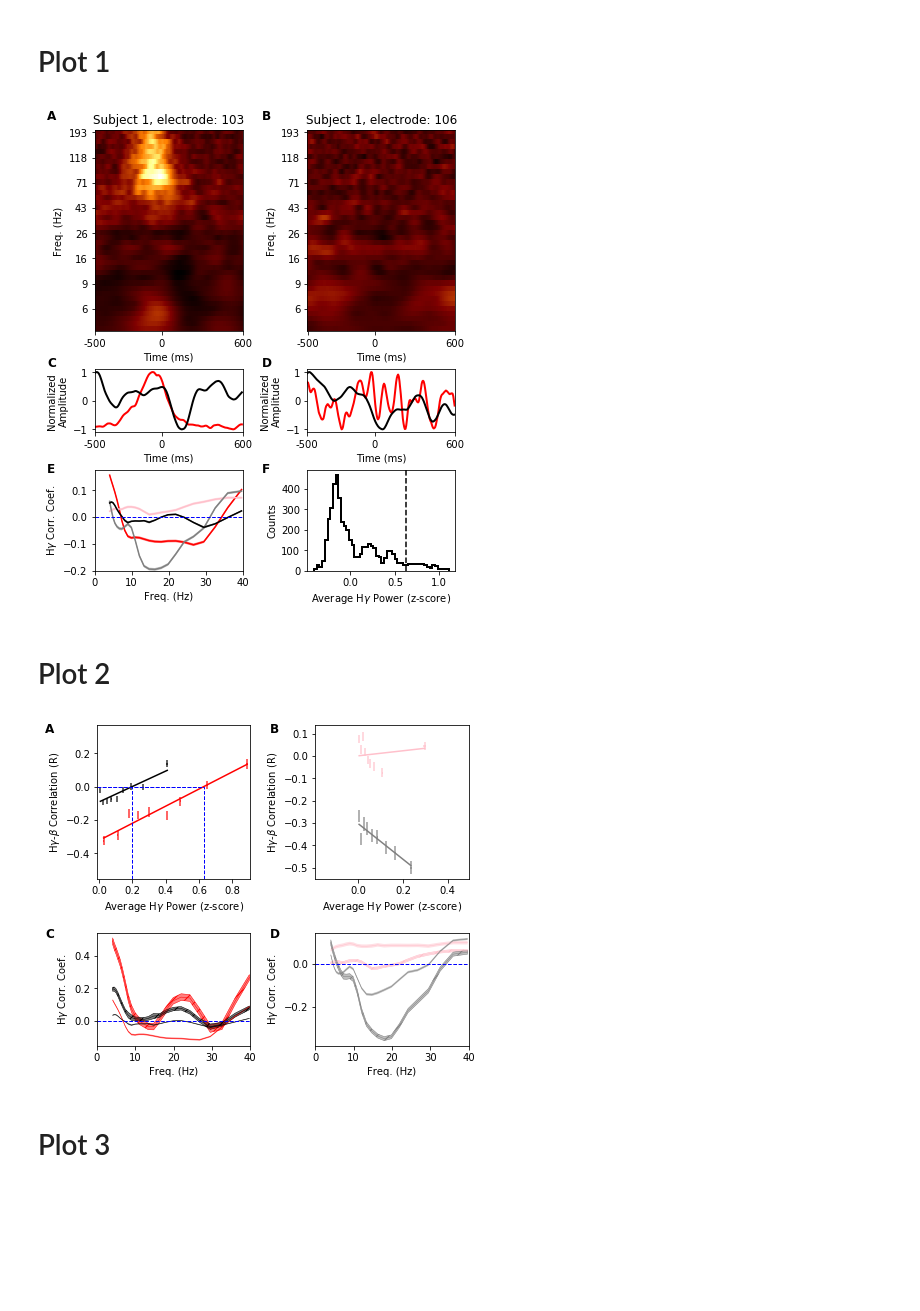
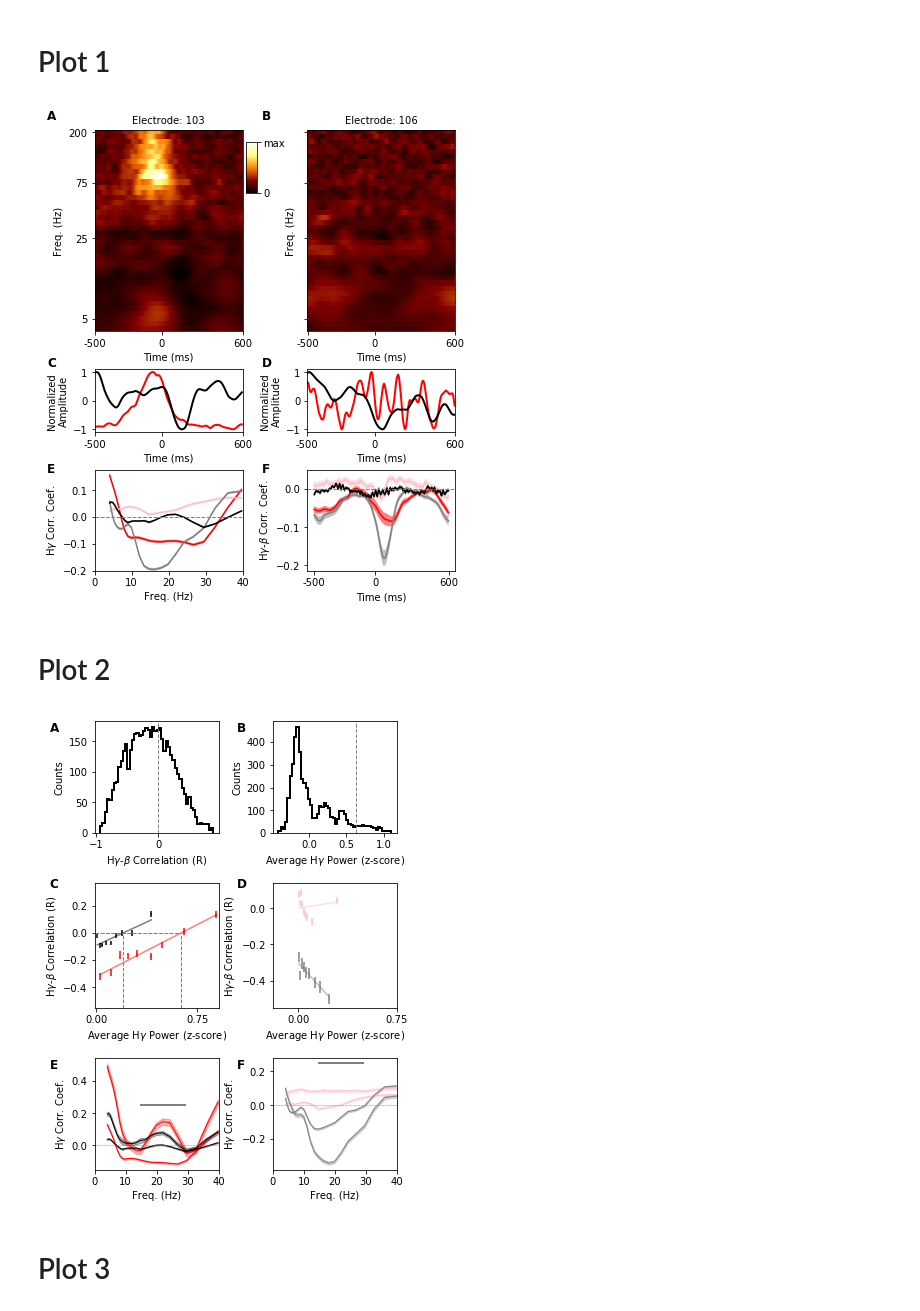
Before and after one commit to BouchardLab/cv_paper_plots, a Jupyter notebook: xfreq/xfreq_plots.ipynb, the cells around one changed output. Drawn from its saved outputs; the diff is of its cells as text; code cells hidden in the pictures; blank space fills up the shorter version.

```diff
--- a/xfreq/xfreq_plots.ipynb
+++ b/xfreq/xfreq_plots.ipynb
@@ -87,14 +99,20 @@ reload(xfreq_analysis)
 subject = 'ec2'
 cv = 'gaa'
 ch = 103
-xfreq_analysis.plot_power(subject, ch, cv, [ax0, ax2], vmin=-0.725590412048, vmax=2.90856576009)
+im = xfreq_analysis.plot_power(subject, ch, cv, [ax0, ax2], vmin=-0.725590412048, vmax=2.90856576009)
+
+c = f.colorbar(im, cax=cax)
+c.set_ticks([-0.725590412048, 2.90856576009])
+c.set_ticklabels([0, 'max'])
 
 ch = 106
 xfreq_analysis.plot_power(subject, ch, cv, [ax1, ax3], vmin=-0.725590412048, vmax=2.90856576009)
+ax1.set_yticklabels([])
 
 xfreq_analysis.plot_correlations(subjects, ax4, kind='freq')
 
-xfreq_analysis.plot_power_histogram(subject, ax5)
+xfreq_analysis.plot_time_correlations(subjects, ax5)
+
 
 x0 = .005
 y0 = .97
@@ -113,62 +131,75 @@ plt.savefig('/home/jesse/Downloads/xfreq1.pdf')
 
 plt.show()
 # %% [output]
-[figure, old version]
+[figure, new version]
 # %% [markdown]
 # Plot 2
 # %%
 plt.close()
-figsize=(6, 5)
+figsize=(5, 7)
 f = plt.figure(figsize=figsize)
 x_over_y = figsize[0] / figsize[1]
 
-l_edge = .125
+l_edge = .13
 t_edge = .01
-r_edge = .015
+r_edge = .03
 b_edge = .1
 
-v_gap = .15
+v_gap = .1
 
 h_gap = .15
 
 width = (1. - l_edge - r_edge - h_gap) / 2.
 
 r1_height = width * x_over_y
-r2_height = 1. - t_edge - r1_height - v_gap - b_edge
+r0_height = (1. - t_edge - r1_height - 2 * v_gap - b_edge) / 2.
+r2_height = r0_height
 
 c1_x = l_edge + width + h_gap
 
+r0_y = r1_height + 2 * v_gap + r2_height + b_edge
+ax0 = f.add_axes([l_edge, r0_y, width, r0_height])
+ax1 = f.add_axes([c1_x, r0_y, width, r0_height])
+
 r1_y = v_gap + r2_height + b_edge
-ax0 = f.add_axes([l_edge, r1_y, width, r1_height])
-ax1 = f.add_axes([c1_x, r1_y, width, r1_height])
+ax2 = f.add_axes([l_edge, r1_y, width, r1_height])
+ax3 = f.add_axes([c1_x, r1_y, width, r1_height])
 
 r2_y = b_edge
-ax2 = f.add_axes([l_edge, r2_y, width, r2_height])
-ax3 = f.add_axes([c1_x, r2_y, width, r2_height])
+ax4 = f.add_axes([l_edge, r2_y, width, r2_height])
+ax5 = f.add_axes([c1_x, r2_y, width, r2_height])
 # %%
 reload(xfreq_analysis)
-pcts = xfreq_analysis.plot_power_correlations(['ec2', 'gp33'], ax0)
 
-xfreq_analysis.plot_power_correlations(['ec9', 'gp31'], ax1, cutoff_pct=np.mean(pcts))
+xfreq_analysis.plot_correlation_histogram(subject, ax0)
 
-xfreq_analysis.plot_resolved_power_correlations(['ec2', 'gp33'], ax2)
-xfreq_analysis.plot_resolved_power_correlations(['ec9', 'gp31'], ax3)
+xfreq_analysis.plot_power_histogram(subject, ax1)
+
+pcts = xfreq_analysis.plot_power_correlations(['ec2', 'gp33'], ax2)
+
+xfreq_analysis.plot_power_correlations(['ec9', 'gp31'], ax3, cutoff_pct=np.mean(pcts))
+
+xfreq_analysis.plot_resolved_power_correlations(['ec2', 'gp33'], ax4)
+xfreq_analysis.plot_resolved_power_correlations(['ec9', 'gp31'], ax5)
 
 x0 = .005
 y0 = .97
 x1 = .525
-y1 = .4
+y1 = .66
+y2 = .3
 
 f.text(x0, y0, 'A', fontsize=letter_fontsize, fontweight='bold')
 f.text(x1, y0, 'B', fontsize=letter_fontsize, fontweight='bold')
 f.text(x0, y1, 'C', fontsize=letter_fontsize, fontweight='bold')
 f.text(x1, y1, 'D', fontsize=letter_fontsize, fontweight='bold')
+f.text(x0, y2, 'E', fontsize=letter_fontsize, fontweight='bold')
+f.text(x1, y2, 'F', fontsize=letter_fontsize, fontweight='bold')
 
 plt.savefig('/home/jesse/Downloads/xfreq2.pdf')
 
 plt.show()
 # %% [output]
-[figure, old version]
+[figure, new version]
 # %% [markdown]
 # Plot 3
 # %%
```
Also changed, not shown: parts of 5 cells of this notebook, 6 other files.
